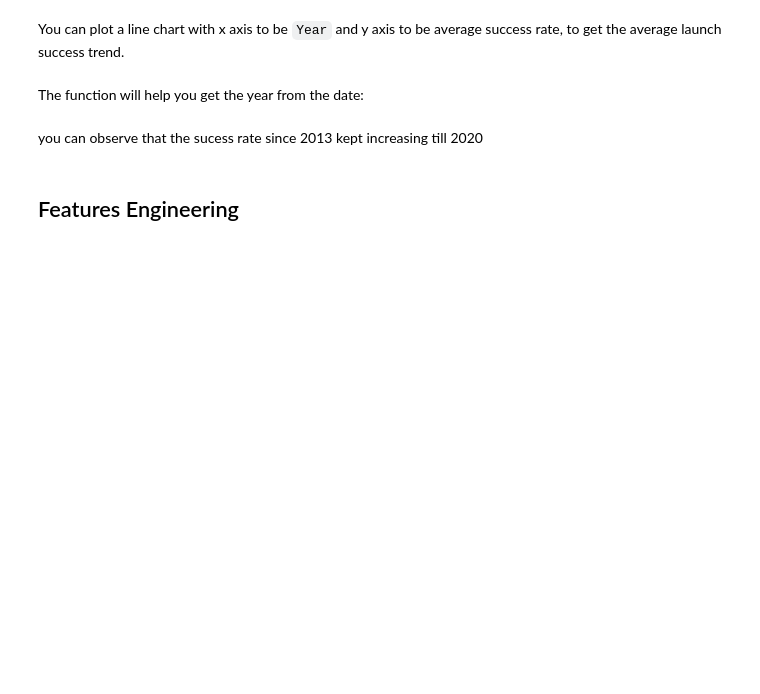
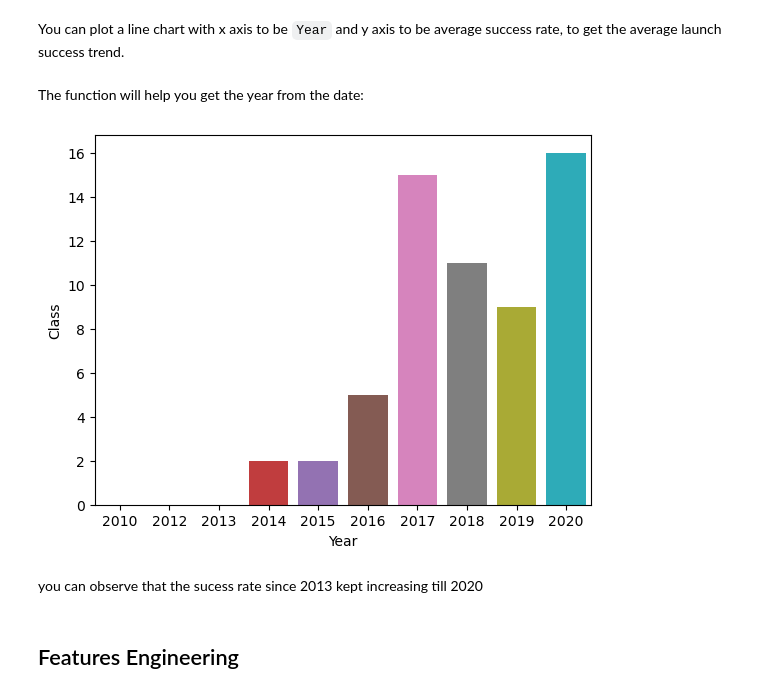
Before and after one commit to jeatzr/capstone-data-project, a Jupyter notebook: EDA with data visualization.ipynb, the cells around one changed output. Cells and saved outputs as stored; diff of their text form; code cells hidden in the pictures; blank space fills up the shorter version.

```diff
--- a/EDA with data visualization.ipynb
+++ b/EDA with data visualization.ipynb
@@ -153,6 +173,17 @@ def Extract_year(date):
     return year
 # %%
 # Plot a line chart with x axis to be the extracted year and y axis to be the success rate
+
+year = Extract_year(df['Date'])
+df['Year']=year
+# %%
+df_year_success = df[['Year','Class']]
+df_year_success = df_year_success.groupby(['Year']).sum().reset_index()
+
+sns.barplot(data=df_year_success, x="Year", y="Class")
+plt.show()
+# %% [output]
+[figure, added]
 # %% [markdown]
 you can observe that the sucess rate since 2013 kept increasing till 2020
 # %% [markdown]
```
Also changed, not shown: parts of 9 cells of this notebook.
